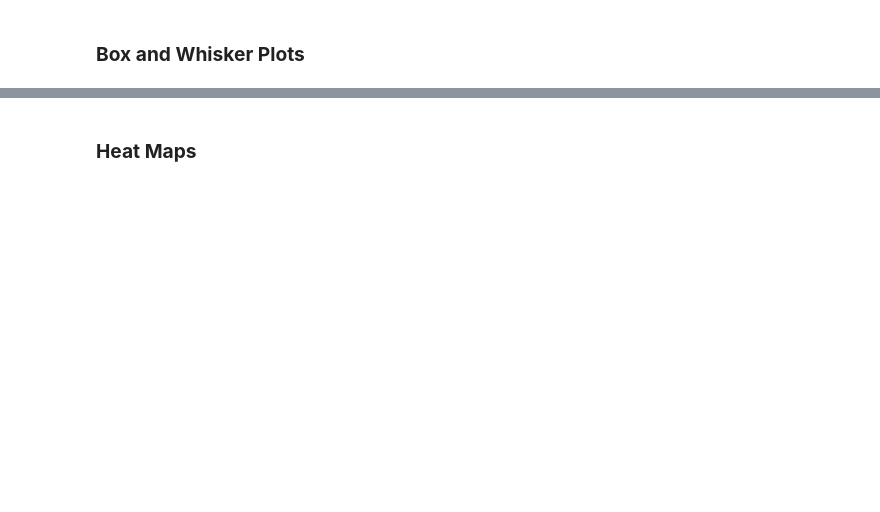
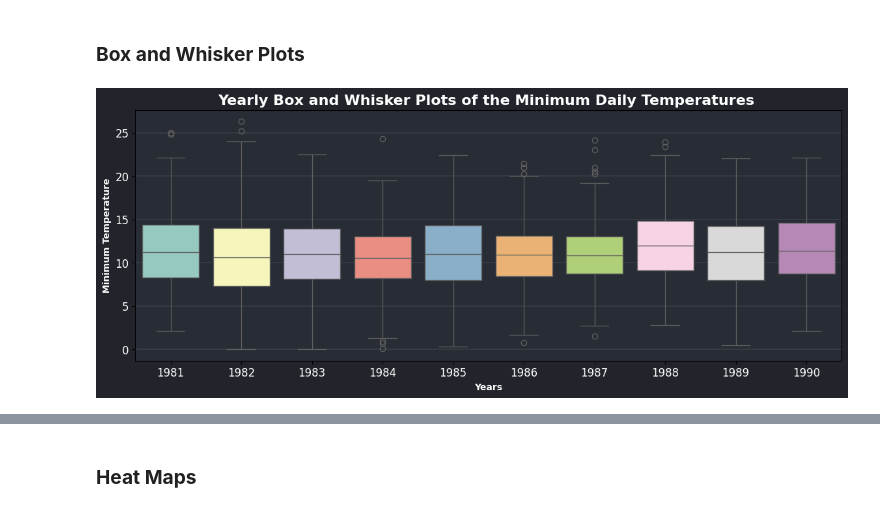
Before and after one commit to JuanFeA98/Time_Series, a Jupyter notebook: Classes/Introduction to Time Series Forecasting/Time_Series.ipynb, the cells around one changed output, grey strips where cells are left out. Saved outputs shown, nothing was run; the diff lists cells and outputs as text; code cells hidden in the pictures; blank space fills up the shorter version.

```diff
--- a/Classes/Introduction to Time Series Forecasting/Time_Series.ipynb
+++ b/Classes/Introduction to Time Series Forecasting/Time_Series.ipynb
@@ -246,2 +247,29 @@ plt.show()
 # %% [markdown]
 ### **Box and Whisker Plots**
+# %%
+
+fig, ax = plt.subplots(figsize=(14, 5))
+plt.title('Yearly Box and Whisker Plots of the Minimum Daily Temperatures ', size=16, color='white', weight=700)
+plt.grid(visible=True, linewidth=0.1, color='white')
+fig.patch.set_facecolor('#21252b')
+ax.set_facecolor('#282c34')
+
+sns.boxplot(
+    data=daily_temperature,
+    x='Year',
+    y='Temperature',
+    hue='Year',
+    palette='Set3'
+)
+
+plt.xlabel('Years', size=10, weight=700, color='white')
+plt.xticks(color='white', size=12)
+
+plt.ylabel('Minimum Temperature', size=10, weight=700, color='white')
+plt.yticks(color='white', size=12)
+
+ax.legend_.remove()
+
+plt.show()
+# %% [output]
+[figure, added]
```
Also changed, not shown: parts of 8 cells of this notebook.
